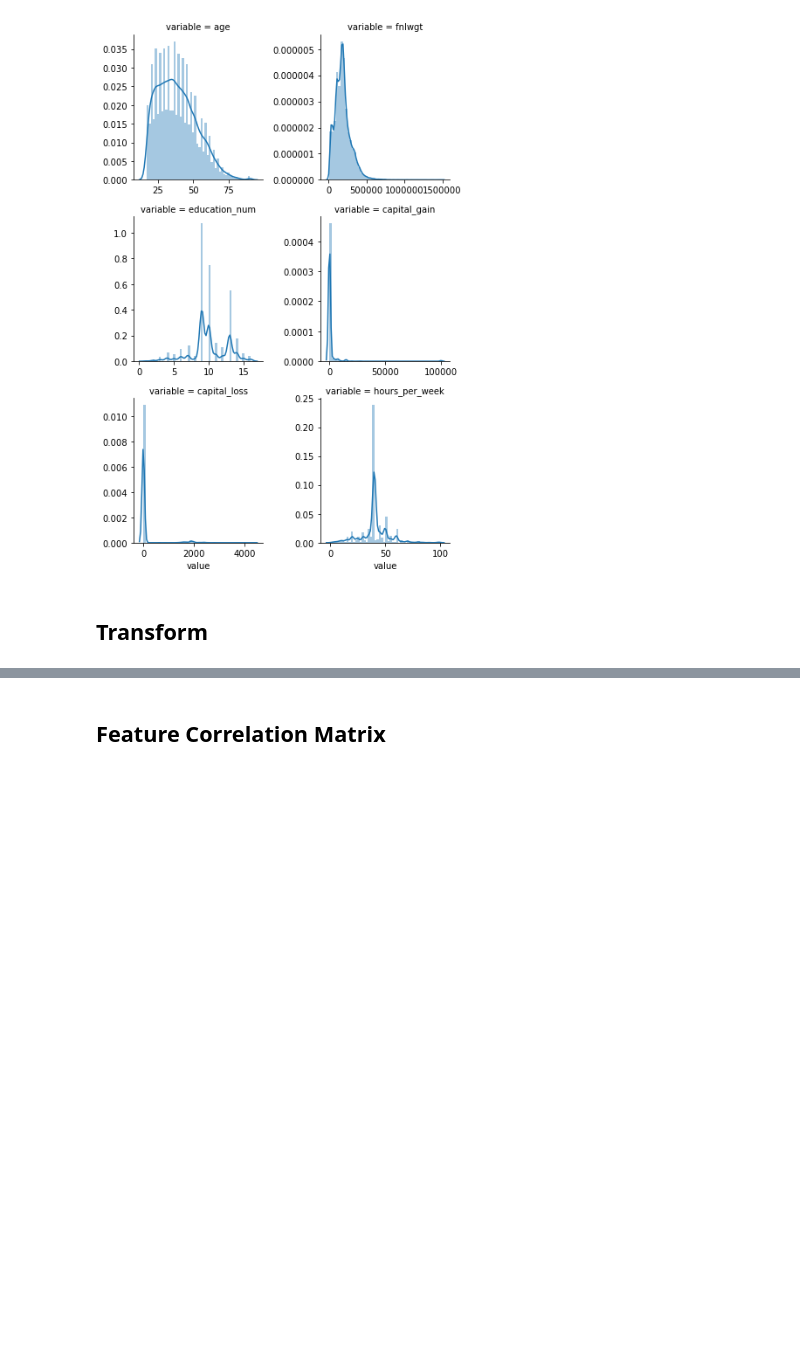
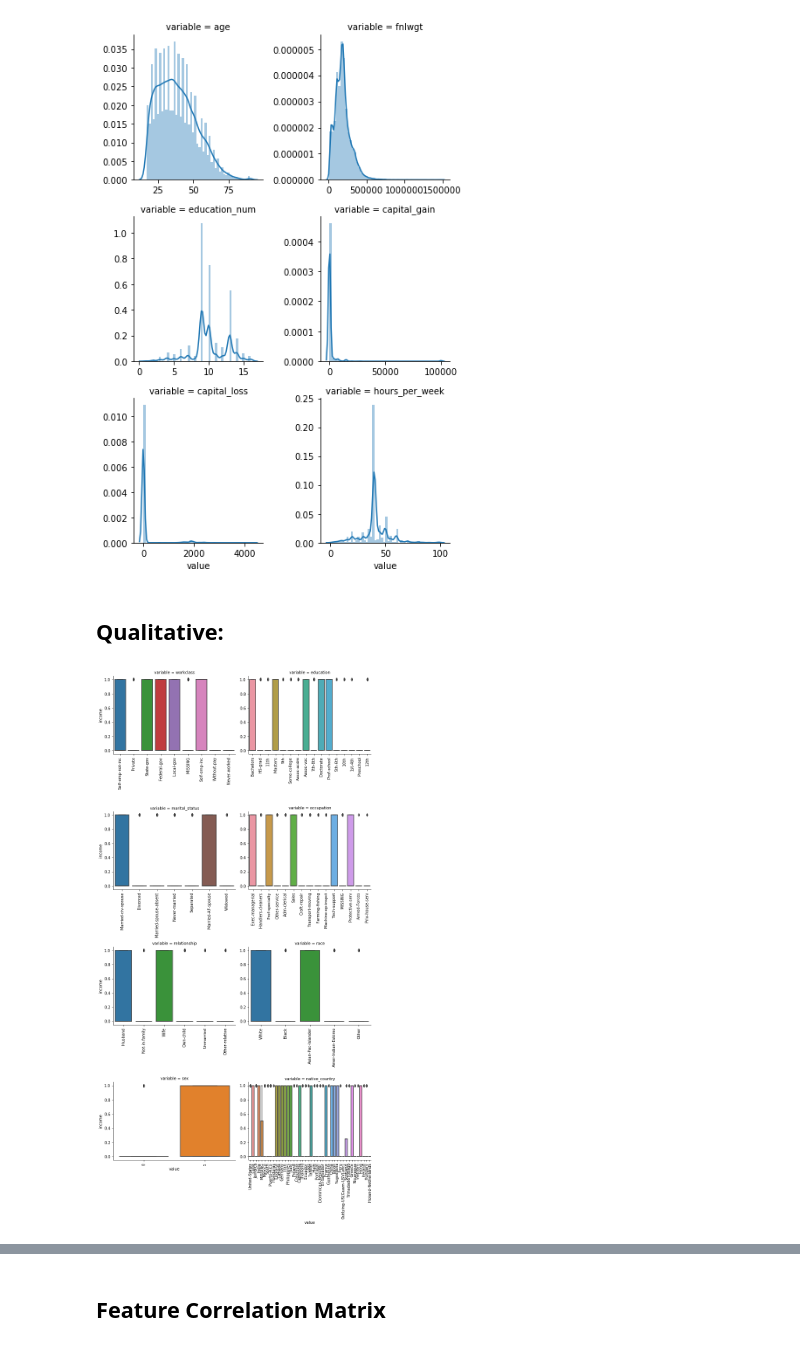
Before and after one commit to ngonhan2k5/cs-ml, a Jupyter notebook: proj1/proj1_eda.ipynb, the cells around one changed output, grey strips where cells are left out. Saved outputs shown, nothing was run; the diff lists cells and outputs as text; code cells hidden in the pictures; blank space fills up the shorter version.

```diff
--- a/proj1/proj1_eda.ipynb
+++ b/proj1/proj1_eda.ipynb
@@ -188,4 +208,4 @@ g = g.map(sns.distplot, "value")
 # %% [output]
 [figure]
 # %% [markdown]
-## Transform
+## Qualitative:
@@ -204,0 +214,19 @@ tdf = transform_features(df)
+# %%
+df2 = df
+qualitative.remove('income')
+# qualitative
+df2.income = df2.income.astype('int64')
+for c in qualitative:
+    df2[c] = df2[c].astype('category')
+    if df2[c].isnull().any():
+        df2[c] = df2[c].cat.add_categories(['MISSING'])
+        df2[c] = df2[c].fillna('MISSING')
+
+def boxplot(x, y, **kwargs):
+    sns.boxplot(x=x, y=y)
+    x=plt.xticks(rotation=90)
+f = pd.melt(df2, id_vars=['income'], value_vars=qualitative)
+g = sns.FacetGrid(f, col="variable",  col_wrap=2, sharex=False, sharey=False, height=5)
+g = g.map(boxplot, "value", "income")
+# %% [output]
+[figure, added]
```
Also changed, not shown: parts of 11 cells of this notebook.
